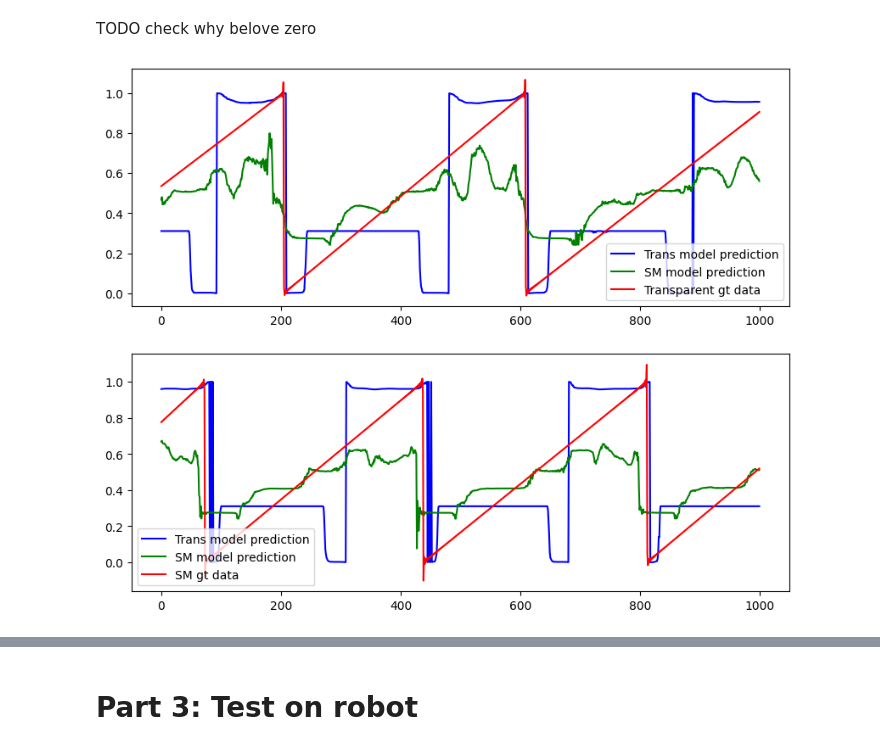
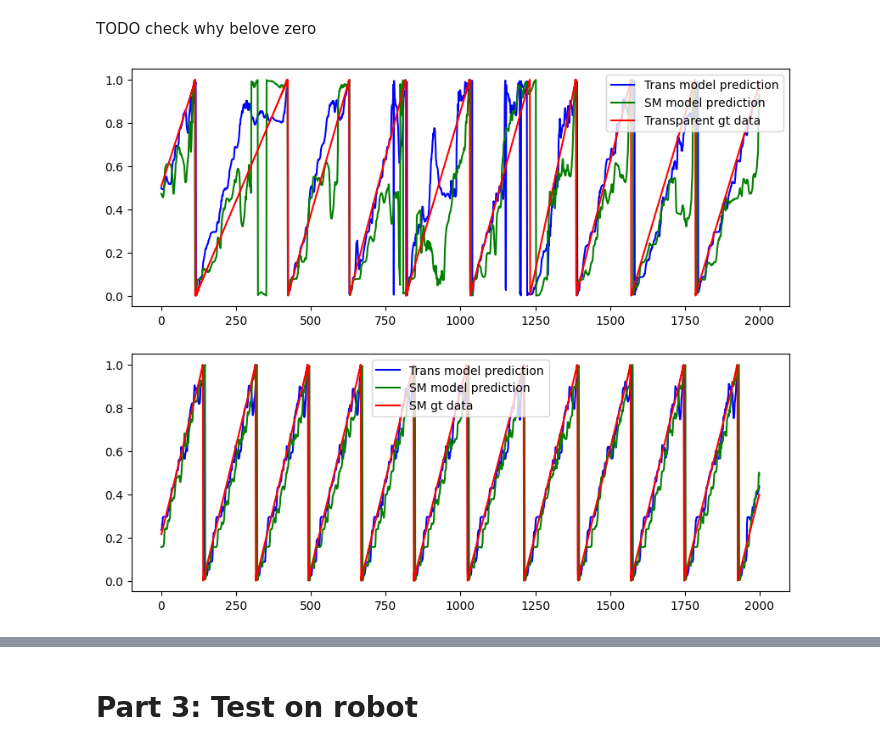
Before and after one commit to LorenzoVianello95/SSNR24, a Jupyter notebook: day2.ipynb, the cells around one changed output, grey strips where cells are left out. Cells and saved outputs as stored; diff of their text form; code cells hidden in the pictures.

Commit message:
save models

```diff
--- a/day2.ipynb
+++ b/day2.ipynb
@@ -292,8 +299,8 @@ dense layer with a tanh activation function.
 model_transparent = models.Sequential()
 #model.add(layers.BatchNormalization(input_shape=(80,9)))
 model_transparent.add(layers.GaussianNoise(0.01, input_shape=(80,9)))
-model_transparent.add(layers.Conv1D(10, (20), activation = 'relu'))
-model_transparent.add(layers.Conv1D(10, (61), activation = 'sigmoid'))
+model_transparent.add(layers.Conv1D(10, 20, activation = 'relu'))
+model_transparent.add(layers.Conv1D(10, 61, activation = 'sigmoid'))
 model_transparent.add(layers.Flatten())
 model_transparent.add(layers.Dense(20, activation = 'relu'))
 model_transparent.add(layers.Dense(10, activation = 'relu'))
@@ -304,8 +311,8 @@ model_transparent.summary()
 model_SM = models.Sequential()
 #model.add(layers.BatchNormalization(input_shape=(80,9)))
 model_SM.add(layers.GaussianNoise(0.01, input_shape=(80,9)))
-model_SM.add(layers.Conv1D(10, (20), activation = 'relu'))
-model_SM.add(layers.Conv1D(10, (61), activation = 'sigmoid'))
+model_SM.add(layers.Conv1D(10, 20, activation = 'relu'))
+model_SM.add(layers.Conv1D(10, 61, activation = 'sigmoid'))
 model_SM.add(layers.Flatten())
 model_SM.add(layers.Dense(20, activation = 'relu'))
 model_SM.add(layers.Dense(10, activation = 'relu'))
@@ -333,14 +345,16 @@ _________________________________________________________________
 metric over the gait cycle.
 # %%
 def loss_function(y_true, y_pred):
-    gait_phase_cos_error = tf.sqrt(tf.math.reduce_mean(tf.square(y_pred[:, 0] - tf.math.cos(y_true*2*np.pi))))
-    gait_phase_sin_error = tf.sqrt(tf.math.reduce_mean(tf.square(y_pred[:, 1] - tf.math.sin(y_true*2*np.pi))))
+    gait_phase_cos_error = tf.sqrt(tf.reduce_mean(tf.square(y_pred[:, 0] - tf.cos(y_true*2*np.pi))))
+    gait_phase_sin_error = tf.sqrt(tf.reduce_mean(tf.square(y_pred[:, 1] - tf.sin(y_true*2*np.pi))))
     return gait_phase_cos_error + gait_phase_sin_error
 # %% [markdown]
 **Training:** The CNN was trained using a stochastic gradient descent (SGD) optimizer with a learning rate of 0.01 and a batch size of 128, iterating over a maximum of 200 epochs
 # %%
+optimizer_transparent = tf.keras.optimizers.Adam(learning_rate=0.001)
+
 model_transparent.compile(loss=loss_function,
-          optimizer='adam',
+          optimizer=optimizer_transparent,
           metrics=['accuracy'])
 
 history = model_transparent.fit(train_input_transparent, train_output_transparent, epochs=10,
@@ -369,6 +383,8 @@ Epoch 10/10
 # %%
+optimizer_SM = tf.keras.optimizers.Adam(learning_rate=0.001)
+
 model_SM.compile(loss=loss_function,
-          optimizer='adam',
+          optimizer=optimizer_SM,
           metrics=['accuracy'])
 
 history = model_SM.fit(train_input_SM, train_output_SM, epochs=10,
@@ -412,19 +428,19 @@ TODO check why belove zero
 # %%
 
 fig, axs = plt.subplots(2, figsize=(10, 8))
-axs[0].plot(transform_output(y_pred_trans_trans[:1000]), color="b",  label = "Trans model prediction")
-axs[0].plot(transform_output(y_pred_SM_trans[:1000]), color="g", label = "SM model prediction")
-axs[0].plot(val_output_transparent[:1000], color='r', label="Transparent gt data")
+axs[0].plot(transform_output(y_pred_trans_trans[:2000]), color="b",  label = "Trans model prediction")
+axs[0].plot(transform_output(y_pred_SM_trans[:2000]), color="g", label = "SM model prediction")
+axs[0].plot(val_output_transparent[:2000], color='r', label="Transparent gt data")
 axs[0].legend()
 
-axs[1].plot(transform_output(y_pred_trans_SM[:1000]), color= "b", label = "Trans model prediction")
-axs[1].plot(transform_output(y_pred_SM_SM[:1000]), color ="g", label = "SM model prediction")
-axs[1].plot(val_output_SM[:1000], color='r',  label="SM gt data")
+axs[1].plot(transform_output(y_pred_trans_SM[:2000]), color= "b", label = "Trans model prediction")
+axs[1].plot(transform_output(y_pred_SM_SM[:2000]), color ="g", label = "SM model prediction")
+axs[1].plot(val_output_SM[:2000], color='r',  label="SM gt data")
 
 axs[1].legend()
 plt.show()
 # %% [output]
-[figure, old version]
+[figure, new version]
 # %%
 from sklearn.metrics import ConfusionMatrixDisplay
 
```
Also changed, not shown: parts of 19 cells of this notebook, 2 other files.
